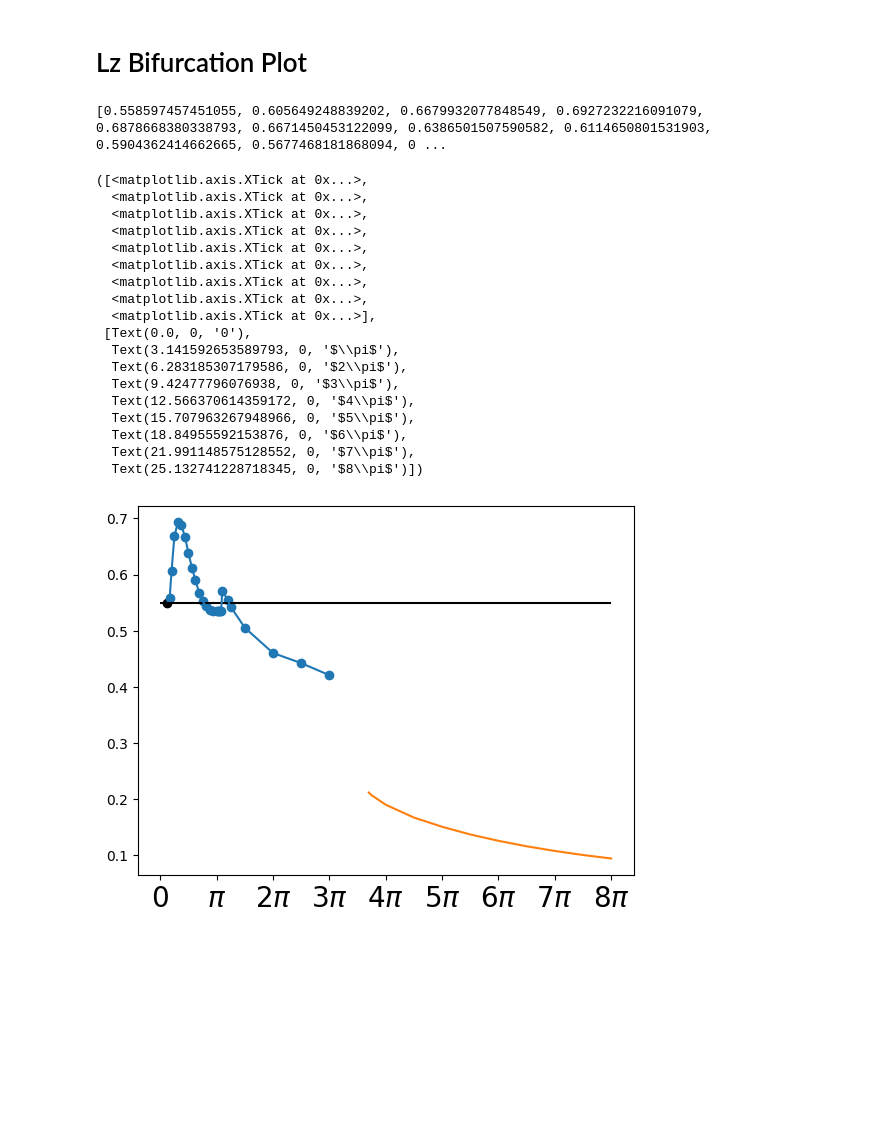
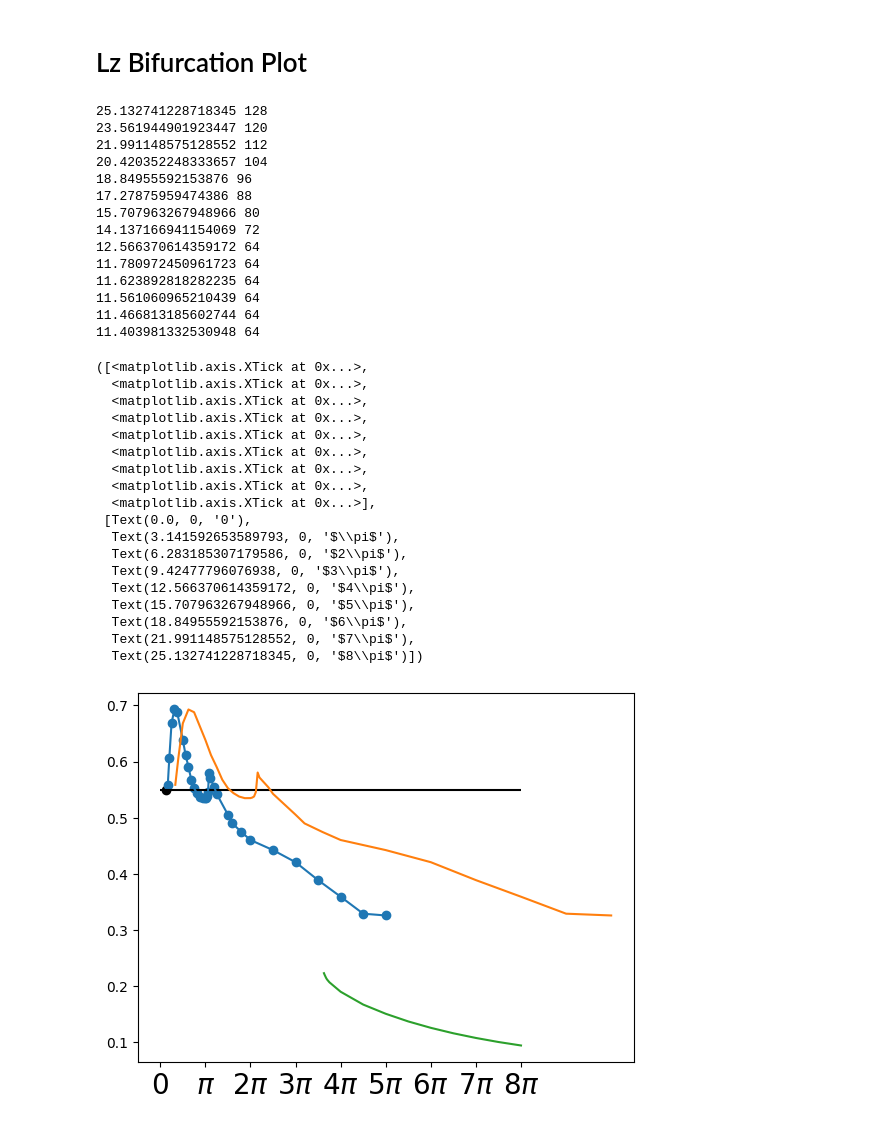
Before and after one commit to theolewy/vKolmogorov3D, a Jupyter notebook: jupyter_notebooks/arrowhead3D.ipynb, the cells around one changed output. Drawn from its saved outputs; the diff is of its cells as text; code cells hidden in the pictures; blank space fills up the shorter version.

```diff
--- a/jupyter_notebooks/arrowhead3D.ipynb
+++ b/jupyter_notebooks/arrowhead3D.ipynb
@@ -586,8 +586,8 @@ plt.scatter(x=[np.pi/8], y=[metric_list[0]], color='k')
 
 # m=1 mode
 metric_list = []
-Lz_list_plot = np.array([np.pi/6, np.pi/5, np.pi/4, 5*np.pi/16,6*np.pi/16,7*np.pi/16, np.pi/2,  9*np.pi/16,10*np.pi/16,11*np.pi/16, 12*np.pi/16,13*np.pi/16,14*np.pi/16, 15*np.pi/16, np.pi, 1.02*np.pi, 1.04*np.pi, 1.06*np.pi, 1.08*np.pi,  1.1*np.pi, 1.2*np.pi, 1.25*np.pi, 1.5*np.pi,1.6*np.pi, 1.8*np.pi,  2*np.pi, 2.5*np.pi, 3*np.pi])
-Nz_list =               [16,        16,     16,        16,        16,        16,        16,        16,        16,        16,        16,            16,        16,        16,            32,    32,         32,       32,           32,           32,         32,       32,           32,   32, 32                 64,         64, 64]
+Lz_list_plot = np.array([np.pi/6, np.pi/5, np.pi/4, 5*np.pi/16,6*np.pi/16,np.pi/2,  9*np.pi/16,10*np.pi/16,11*np.pi/16, 12*np.pi/16,13*np.pi/16,14*np.pi/16, 15*np.pi/16, np.pi, 1.02*np.pi, 1.04*np.pi, 1.06*np.pi, 1.08*np.pi,  1.1*np.pi, 1.2*np.pi, 1.25*np.pi, 1.35*np.pi, 1.4*np.pi, 1.5*np.pi,1.6*np.pi, 1.8*np.pi,  2*np.pi, 2.5*np.pi, 3*np.pi, 3.5*np.pi, 4*np.pi, 4.5*np.pi, 5*np.pi])
+Nz_list =               [16,        16,     16,        16,        16,    16,        16,        16,        16,        16,            16,        16,        16,            32,    32,         32,       32,           32,           32,         32,       32,           32,           32,         32,    32,          32    ,  64,         64,         64,           64,    64,        96,      96]
 for Lz, Nz in zip(Lz_list_plot, Nz_list):
     system_params['Lz'] = Lz
     solver_params['Nz'] = Nz
@@ -595,46 +595,60 @@ for Lz, Nz in zip(Lz_list_plot, Nz_list):
     metric_list.append(metric_all[-1])
 plt.plot(Lz_list_plot, metric_list)
 plt.scatter(Lz_list_plot, metric_list)
-print(metric_list)
+
+plt.plot(Lz_list_plot*2, metric_list)
 
 
 # localised mode
 metric_list = []
 
-Lz_list_plot = [8*np.pi, 7.5*np.pi, 7*np.pi, 6.5*np.pi, 6*np.pi, 5.5*np.pi, 5*np.pi, 4.5*np.pi, 4*np.pi, 3.75*np.pi, 3.7*np.pi]
-Nz_list =      [128,     120,       112,     104,       96,      88,        80,      72,        64,      64,         64]
+Lz_list_plot = [8*np.pi, 7.5*np.pi, 7*np.pi, 6.5*np.pi, 6*np.pi, 5.5*np.pi, 5*np.pi, 4.5*np.pi, 4*np.pi, 3.75*np.pi, 3.7*np.pi, 3.68*np.pi, 3.65*np.pi,3.63*np.pi]
+Nz_list =      [128,     120,       112,     104,       96,      88,        80,      72,        64,      64,         64, 64, 64, 64]
 for Lz, Nz in zip(Lz_list_plot, Nz_list):
     system_params['Lz'] = Lz
     solver_params['Nz'] = Nz
     t_all, metric_all = get_metric_from_params(material_params, system_params, solver_params, suffix='recent-localised', subdir='arrowhead_3D', metric='trace', deviation=True)
     if len(metric_all) == 0:
         t_all, metric_all = get_metric_from_params(material_params, system_params, solver_params, suffix='recent-localised-yz', subdir='arrowhead_3D', metric='trace', deviation=True)
-
+    print(Lz, Nz)
     metric_list.append(metric_all[-1])
 plt.plot(Lz_list_plot, metric_list)
 
 plt.xticks([0, np.pi, 2*np.pi, 3*np.pi, 4*np.pi, 5*np.pi, 6*np.pi, 7*np.pi, 8*np.pi], ['0', r'$\pi$', r'$2\pi$', r'$3\pi$', r'$4\pi$', r'$5\pi$', r'$6\pi$',  r'$7\pi$', r'$8\pi$'], fontsize=20)
 # %% [output]
-[0.558597457451055, 0.605649248839202, 0.6679932077848549, 0.6927232216091079, 0.6878668380338793, 0.6671450453122099, 0.6386501507590582, 0.6114650801531903, 0.5904362414662665, 0.5677468181868094, 0 ...
+25.132741228718345 128
+23.561944901923447 120
+21.991148575128552 112
+20.420352248333657 104
+18.84955592153876 96
+17.27875959474386 88
+15.707963267948966 80
+14.137166941154069 72
+12.566370614359172 64
+11.780972450961723 64
+11.623892818282235 64
+11.561060965210439 64
+11.466813185602744 64
+11.403981332530948 64
 ([<matplotlib.axis.XTick at 0x...>,
   <matplotlib.axis.XTick at 0x...>,
   <matplotlib.axis.XTick at 0x...>,
   <matplotlib.axis.XTick at 0x...>,
   <matplotlib.axis.XTick at 0x...>,
   <matplotlib.axis.XTick at 0x...>,
   <matplotlib.axis.XTick at 0x...>,
   <matplotlib.axis.XTick at 0x...>,
   <matplotlib.axis.XTick at 0x...>],
  [Text(0.0, 0, '0'),
   Text(3.141592653589793, 0, '$\\pi$'),
   Text(6.283185307179586, 0, '$2\\pi$'),
   Text(9.42477796076938, 0, '$3\\pi$'),
   Text(12.566370614359172, 0, '$4\\pi$'),
   Text(15.707963267948966, 0, '$5\\pi$'),
   Text(18.84955592153876, 0, '$6\\pi$'),
   Text(21.991148575128552, 0, '$7\\pi$'),
   Text(25.132741228718345, 0, '$8\\pi$')])
-[figure, old version]
+[figure, new version]
 # %%
 from tools.kolmogorov import TimeStepper3D
 import copy
```
Also changed, not shown: parts of 1 cell of this notebook, 1 other file.
